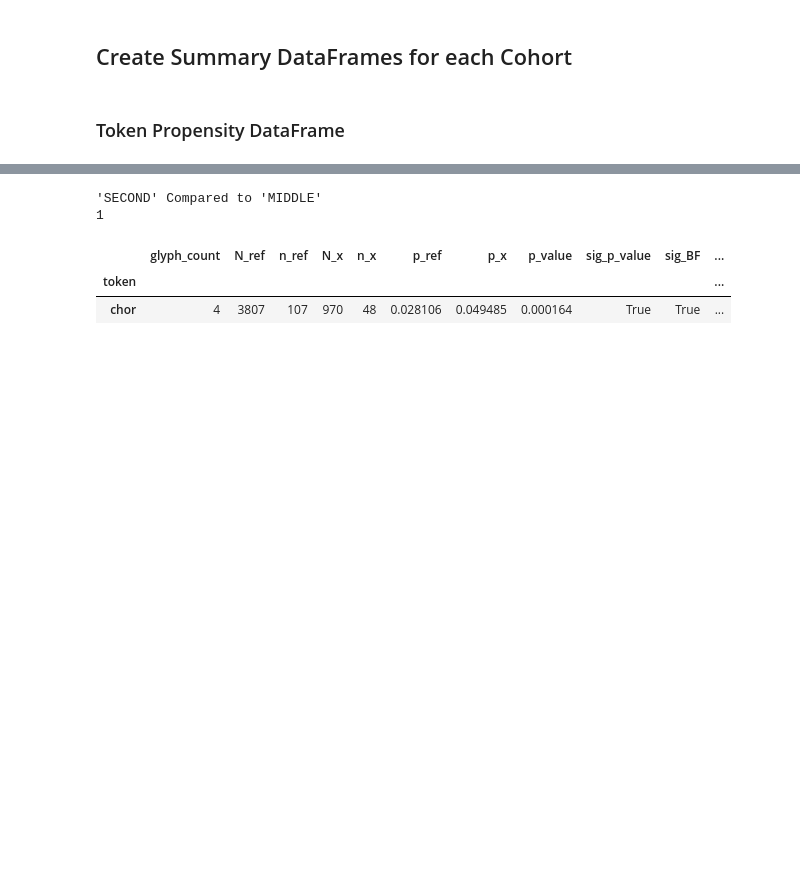
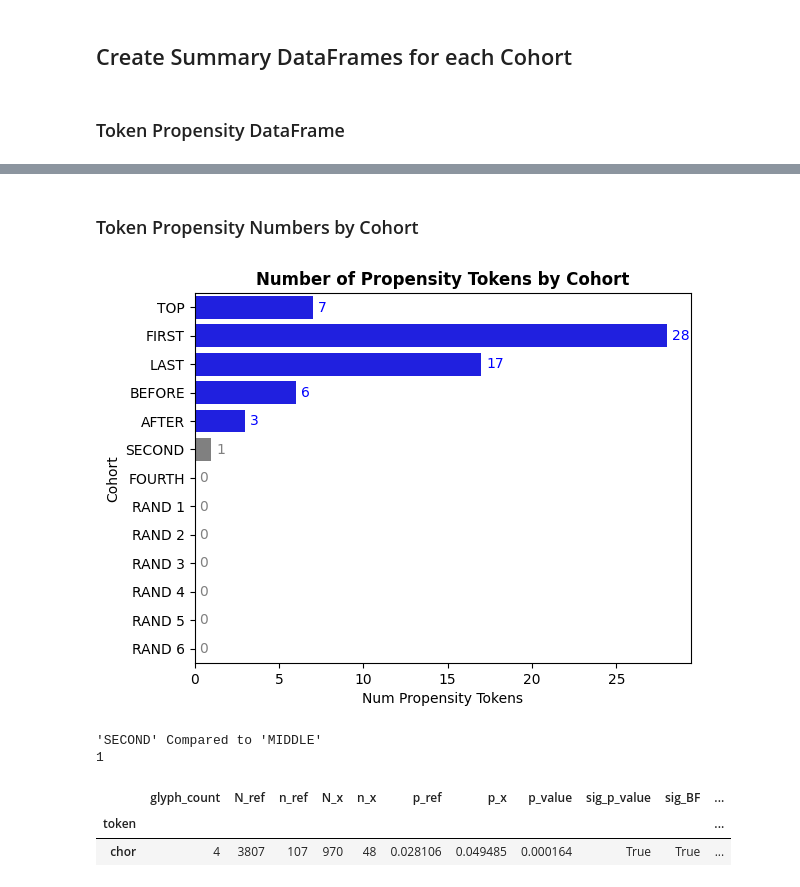
Before and after one commit to andrewsteckley/Z01-SOM_Histocrypt_24, a Jupyter notebook: Z01.4_Token_Propensities_Analysis.ipynb, the cells around one changed output, grey strips where cells are left out. Cells and saved outputs as stored; diff of their text form; code cells hidden in the pictures; blank space fills up the shorter version.

```diff
--- a/Z01.4_Token_Propensities_Analysis.ipynb
+++ b/Z01.4_Token_Propensities_Analysis.ipynb
@@ -369,6 +375,20 @@ DEBUG RAND 6:  1115
 | 10 | RAND 4 | 0 | 0 | 0 | 0 | 0 | 0 | 0 | 0 |
 | 11 | RAND 5 | 0 | 0 | 0 | 0 | 0 | 0 | 0 | 0 |
 | 12 | RAND 6 | 0 | 0 | 0 | 0 | 0 | 0 | 0 | 0 |
+# %% [markdown]
+### Token Propensity Numbers by Cohort
+# %%
+from qlynx.plot_utils import plot_horizontal_bar_chart
+df = N_tokens_df
+subjects = [ x in ['TOP', 'FIRST', 'LAST', 'BEFORE', 'AFTER'] for x in df['cohort']]
+data_dict = {df['cohort'].loc[i]: df['N_both'].loc[i] for i, row in df.iterrows()}
+plot_horizontal_bar_chart(data_dict, 'Number of Propensity Tokens by Cohort',
+                          xlabel = 'Num Propensity Tokens',
+                          ylabel = 'Cohort',
+                          filename = 'voynich_data/outputs/F_num_propensities_by_cohort',
+                          subjects=subjects)
+# %% [output]
+[figure, added]
 # %%
 def extract_df(cohort, stat_type, component_type):
     print(f"'{cohort}' Compared to 'MIDDLE'")
```
Also changed, not shown: parts of 20 cells of this notebook, 5 other files.
